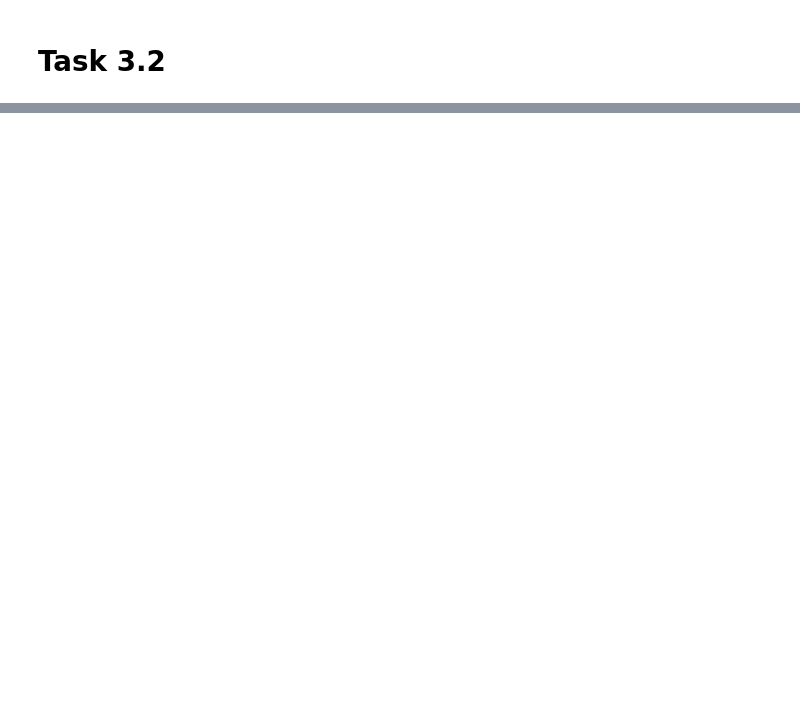
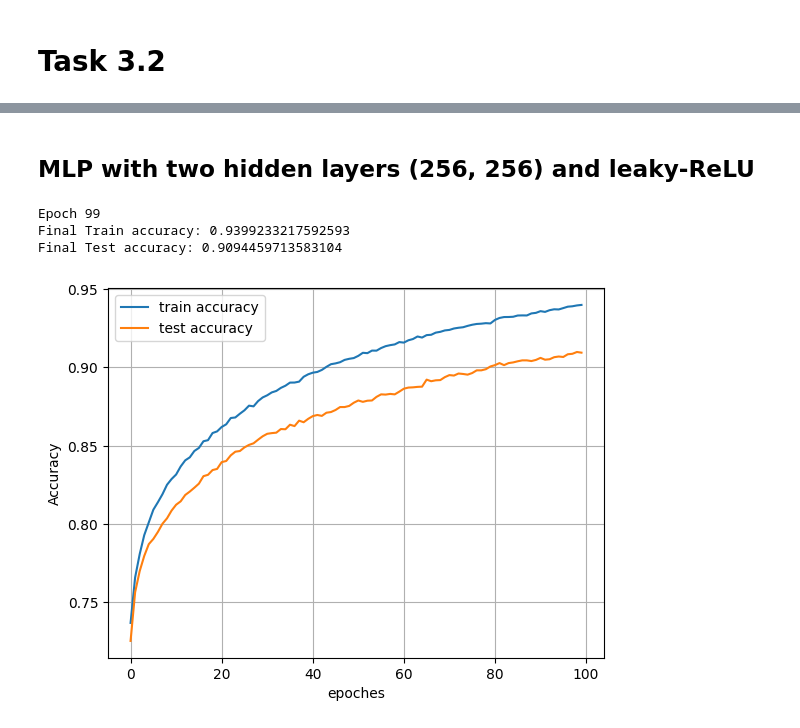
Before and after one commit to sebastian9991/ClassificationImageData-MLP-and-CNN, a Jupyter notebook: miniproject.ipynb, the cells around one changed output, grey strips where cells are left out. Cells and saved outputs as stored; diff of their text form; code cells hidden in the pictures; blank space fills up the shorter version.

```diff
--- a/miniproject.ipynb
+++ b/miniproject.ipynb
@@ -139,0 +134,14 @@ Test accuracy: 0.004918269926225951
+# %% [markdown]
+## MLP with two hidden layers (256, 256) and leaky-ReLU
+# %%
+activation_loss_function = ActivationFunction(func=softmax, derivative=softmax_derivative)
+activation_function_leaky = ActivationFunction(func = leaky_ReLU, derivative= leaky_ReLU_derivative)
+activation_function_leaky_2 = ActivationFunction(func = leaky_ReLU, derivative= leaky_ReLU_derivative)
+mlp_2_hidden_layers_relu = MLPSoftmax(initalizer=random_optimized_initalizer, activation_functions=[activation_loss_function, activation_function_leaky, activation_function_leaky_2], layer_sizes=[784,256,256,11]) #We know the dimensions from torch.flatten()
+mlp_2_hidden_layers_relu.fit(X_train= X_train, y_train= y_train, X_test=X_test, y_test=y_test, learning_rate=0.001,
+                         epochs=100, batch=256, termination_condition=1e-2, max_iters=1000, plot=True)
+# %% [output]
+Epoch 99
+Final Train accuracy: 0.9399233217592593
+Final Test accuracy: 0.9094459713583104
+[figure, added]
```
Also changed, not shown: parts of 47 cells of this notebook, 2 other files.
